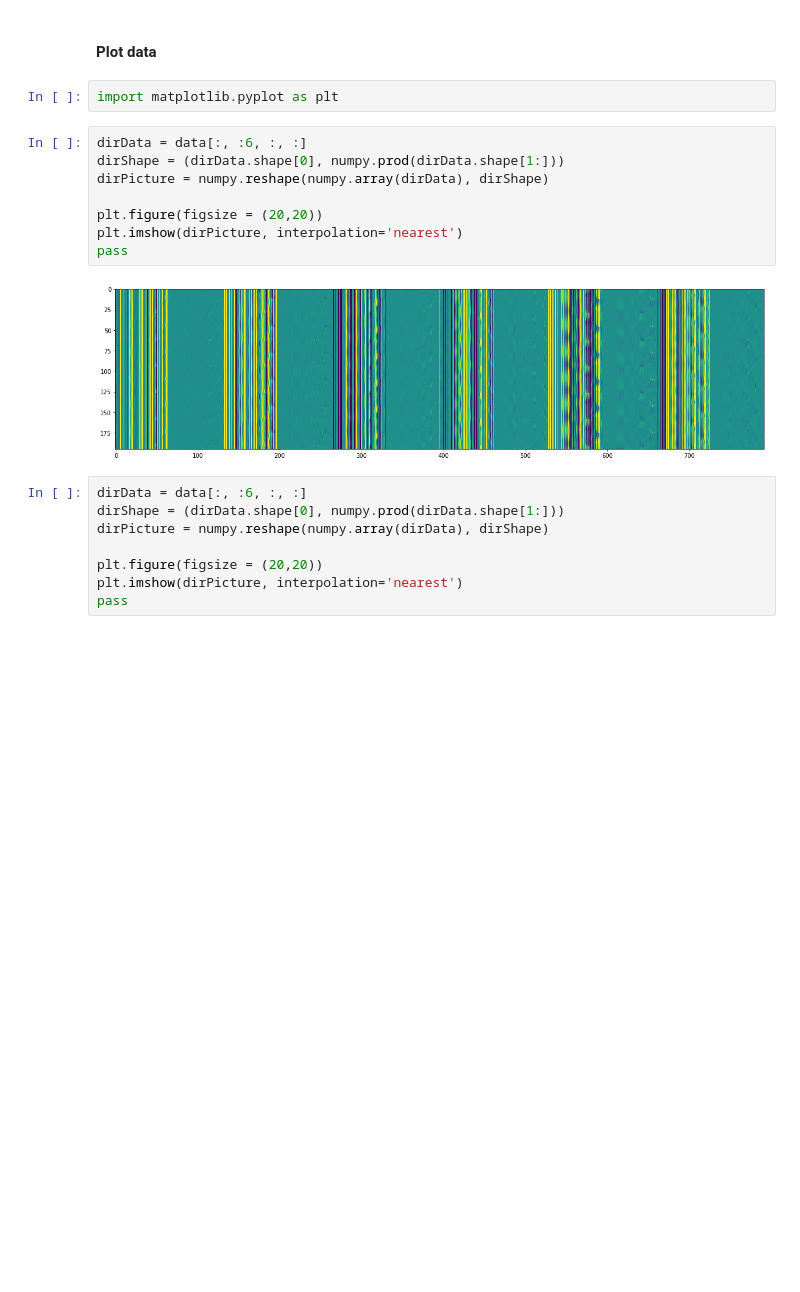
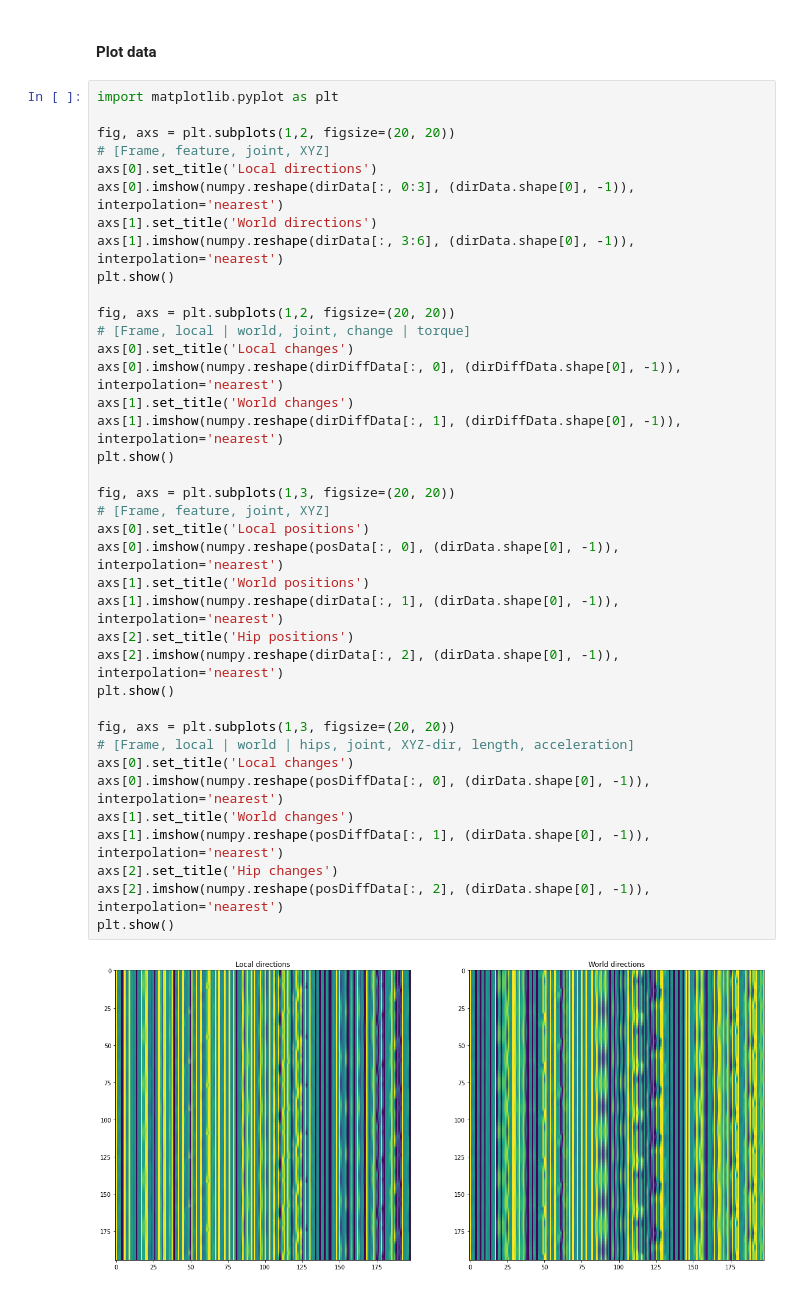
Before and after one commit to Wasserwecken/masterthesis, a Jupyter notebook: MoCap/DataGathering.ipynb, the cells around one changed output. Cells and saved outputs as stored; diff of their text form; blank space fills up the shorter version.

```diff
--- a/MoCap/DataGathering.ipynb
+++ b/MoCap/DataGathering.ipynb
@@ -117,22 +146,42 @@ print(f'{angularData.shape} - Angular') # http://www.boris-belousov.net/2016/12/
 # %% [markdown]
 #### Plot data
-# %%
-import matplotlib.pyplot as plt
-# %%
-dirData = data[:, :6, :, :]
-dirShape = (dirData.shape[0], numpy.prod(dirData.shape[1:]))
-dirPicture = numpy.reshape(numpy.array(dirData), dirShape)
-
-plt.figure(figsize = (20,20))
-plt.imshow(dirPicture, interpolation='nearest')
-pass
-# %% [output]
-[figure, removed]
-# %%
-dirData = data[:, :6, :, :]
-dirShape = (dirData.shape[0], numpy.prod(dirData.shape[1:]))
-dirPicture = numpy.reshape(numpy.array(dirData), dirShape)
-
-plt.figure(figsize = (20,20))
-plt.imshow(dirPicture, interpolation='nearest')
-pass
+# %%
+import matplotlib.pyplot as plt
+
+fig, axs = plt.subplots(1,2, figsize=(20, 20))
+# [Frame, feature, joint, XYZ]
+axs[0].set_title('Local directions')
+axs[0].imshow(numpy.reshape(dirData[:, 0:3], (dirData.shape[0], -1)), interpolation='nearest')
+axs[1].set_title('World directions')
+axs[1].imshow(numpy.reshape(dirData[:, 3:6], (dirData.shape[0], -1)), interpolation='nearest')
+plt.show()
+
+fig, axs = plt.subplots(1,2, figsize=(20, 20))
+# [Frame, local | world, joint, change | torque]
+axs[0].set_title('Local changes')
+axs[0].imshow(numpy.reshape(dirDiffData[:, 0], (dirDiffData.shape[0], -1)), interpolation='nearest')
+axs[1].set_title('World changes')
+axs[1].imshow(numpy.reshape(dirDiffData[:, 1], (dirDiffData.shape[0], -1)), interpolation='nearest')
+plt.show()
+
+fig, axs = plt.subplots(1,3, figsize=(20, 20))
+# [Frame, feature, joint, XYZ]
+axs[0].set_title('Local positions')
+axs[0].imshow(numpy.reshape(posData[:, 0], (dirData.shape[0], -1)), interpolation='nearest')
+axs[1].set_title('World positions')
+axs[1].imshow(numpy.reshape(dirData[:, 1], (dirData.shape[0], -1)), interpolation='nearest')
+axs[2].set_title('Hip positions')
+axs[2].imshow(numpy.reshape(dirData[:, 2], (dirData.shape[0], -1)), interpolation='nearest')
+plt.show()
+
+fig, axs = plt.subplots(1,3, figsize=(20, 20))
+# [Frame, local | world | hips, joint, XYZ-dir, length, acceleration]
+axs[0].set_title('Local changes')
+axs[0].imshow(numpy.reshape(posDiffData[:, 0], (dirData.shape[0], -1)), interpolation='nearest')
+axs[1].set_title('World changes')
+axs[1].imshow(numpy.reshape(posDiffData[:, 1], (dirData.shape[0], -1)), interpolation='nearest')
+axs[2].set_title('Hip changes')
+axs[2].imshow(numpy.reshape(posDiffData[:, 2], (dirData.shape[0], -1)), interpolation='nearest')
+plt.show()
+# %% [output]
+[figure, added]
```
Also changed, not shown: parts of 4 cells of this notebook.
